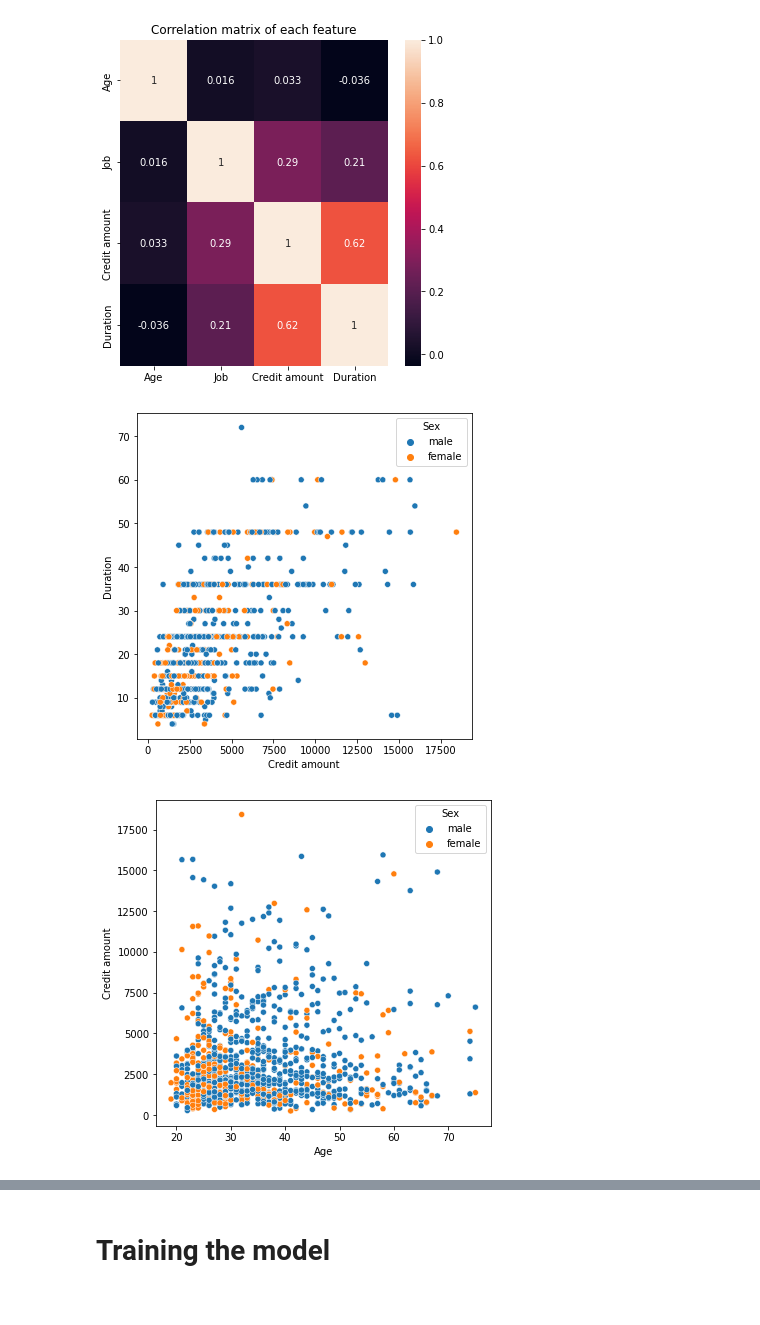
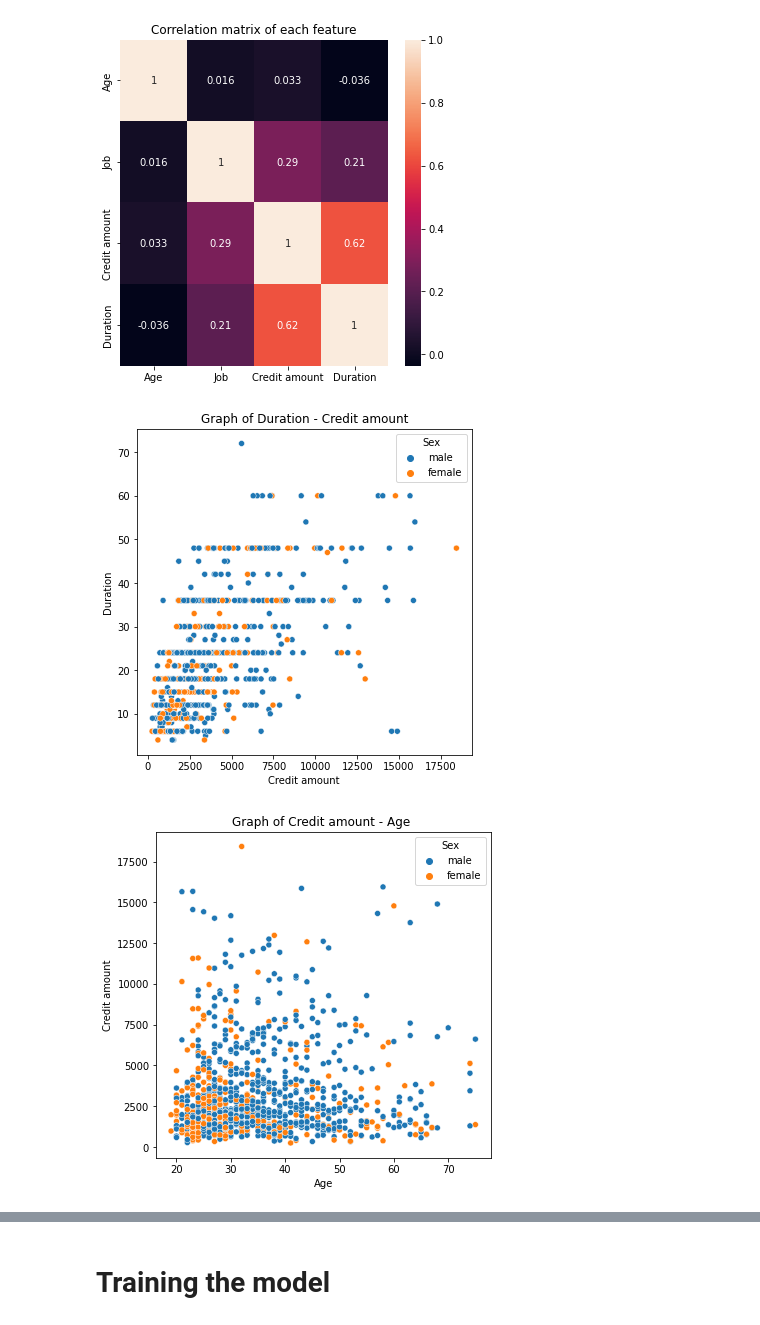
Before and after one commit to earo12/Analyzing-Screen-Time, a Jupyter notebook: Credit_Risk.ipynb, the cells around one changed output, grey strips where cells are left out. Saved outputs shown, nothing was run; the diff lists cells and outputs as text; code cells hidden in the pictures.

```diff
--- a/Credit_Risk.ipynb
+++ b/Credit_Risk.ipynb
@@ -171,13 +173,15 @@ plt.show()
 [figure]
 # %%
 sns.scatterplot(data = df, x = df['Credit amount'], y = df['Duration'], hue = df['Sex'])
+plt.title('Graph of Duration - Credit amount')
 plt.show()
 # %% [output]
-[figure, old version]
+[figure, new version]
 # %%
 sns.scatterplot(data = df, x = df['Age'], y = df['Credit amount'], hue = df['Sex'])
+plt.title('Graph of Credit amount - Age ')
 plt.show()
 # %% [output]
-[figure, old version]
+[figure, new version]
 # %%
 sns.scatterplot(data = df, x = df['Age'], y = df['Duration'], hue = df['Sex'])
```
Also changed, not shown: parts of 29 cells of this notebook.
